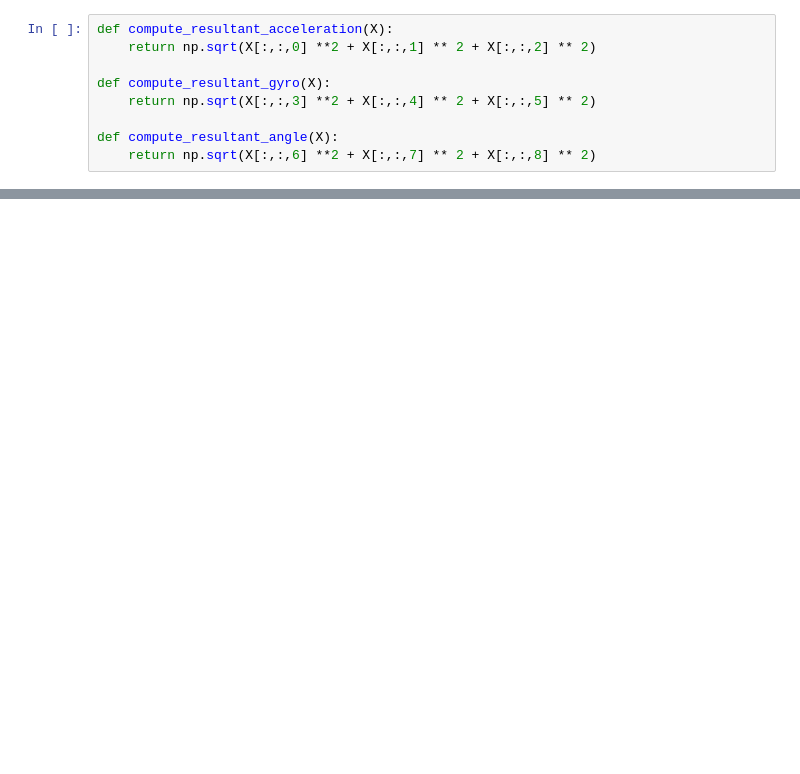
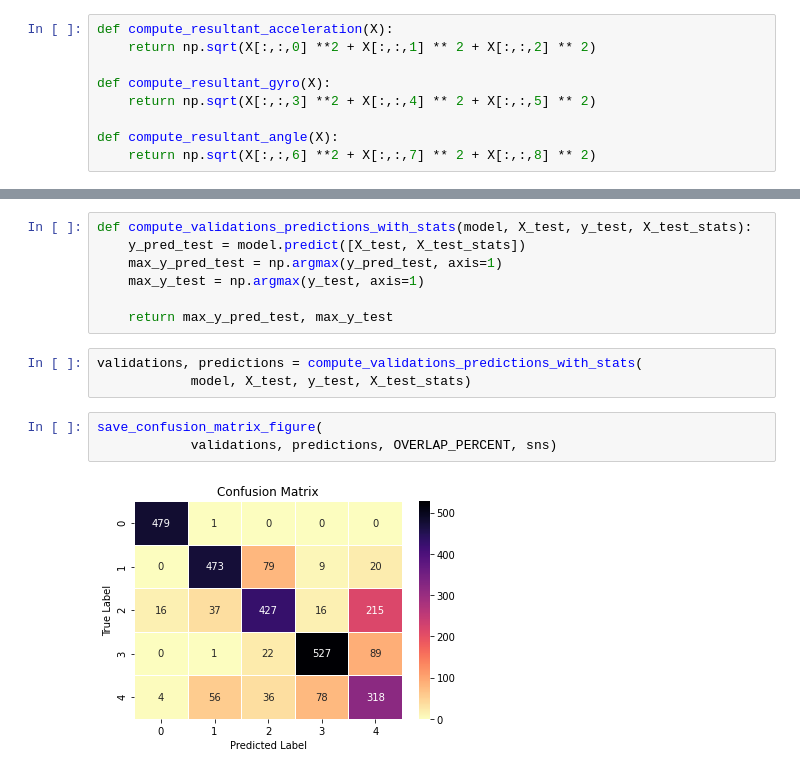
Before and after one commit to sanjevShakya/gait-deeplearning, a Jupyter notebook: notebooks/train_evaluate_all copy.ipynb, the cells around one changed output, grey strips where cells are left out. Cells and saved outputs as stored; diff of their text form; blank space fills up the shorter version.

```diff
--- a/notebooks/train_evaluate_all copy.ipynb
+++ b/notebooks/train_evaluate_all copy.ipynb
@@ -113,0 +139,15 @@ Saved validation details to /home/sanjeev/thesis/code/gait-deeplearning/notebook
+# %%
+def compute_validations_predictions_with_stats(model, X_test, y_test, X_test_stats):
+    y_pred_test = model.predict([X_test, X_test_stats])
+    max_y_pred_test = np.argmax(y_pred_test, axis=1)
+    max_y_test = np.argmax(y_test, axis=1)
+
+    return max_y_pred_test, max_y_test
+# %%
+validations, predictions = compute_validations_predictions_with_stats(
+            model, X_test, y_test, X_test_stats)
+# %%
+save_confusion_matrix_figure(
+            validations, predictions, OVERLAP_PERCENT, sns)
+# %% [output]
+[figure, added]
```
Also changed, not shown: parts of 3 cells of this notebook, 5 other files.
